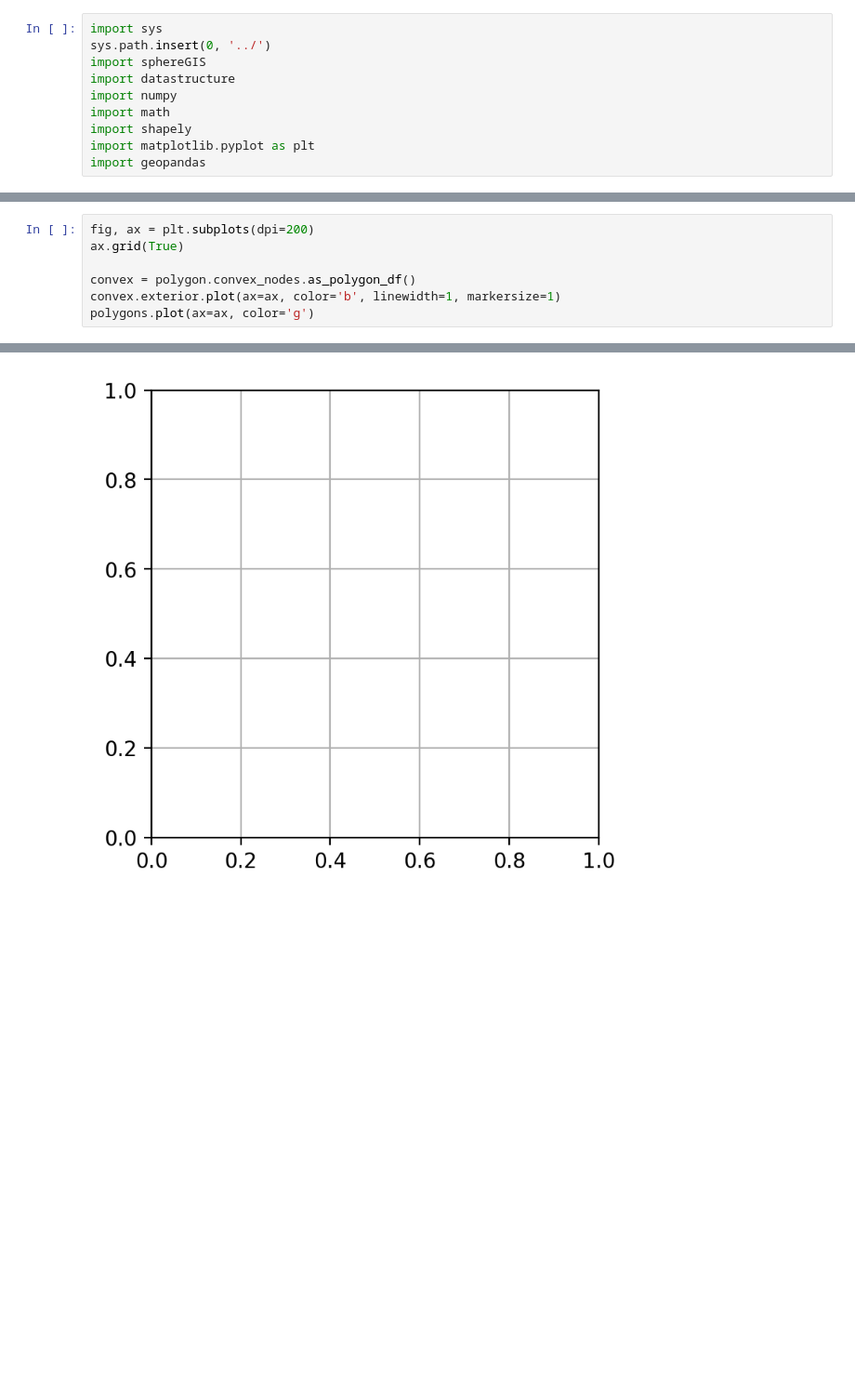
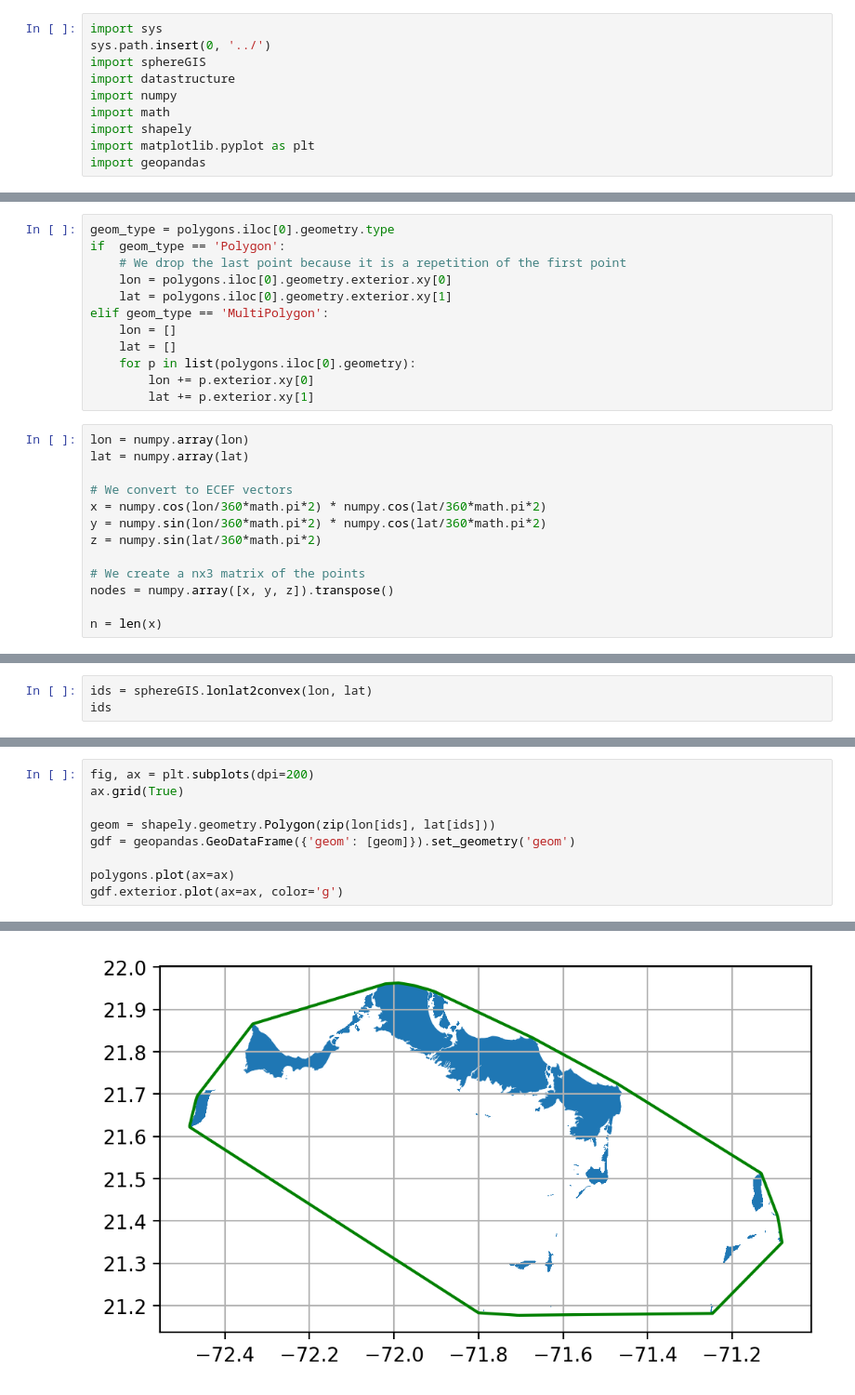
Before and after one commit to NiklasPhabian/SphereGIS, a Jupyter notebook: contrib/convexHull_Swig.ipynb, the cells around one changed output, grey strips where cells are left out. Shown at 93% size. Cells and saved outputs as stored; diff of their text form; blank space fills up the shorter version.

```diff
--- a/contrib/convexHull_Swig.ipynb
+++ b/contrib/convexHull_Swig.ipynb
@@ -36,0 +32,25 @@ polygon.get_convex()
+# %%
+geom_type = polygons.iloc[0].geometry.type
+if  geom_type == 'Polygon':
+    # We drop the last point because it is a repetition of the first point
+    lon = polygons.iloc[0].geometry.exterior.xy[0]
+    lat = polygons.iloc[0].geometry.exterior.xy[1]
+elif geom_type == 'MultiPolygon':
+    lon = []
+    lat = []
+    for p in list(polygons.iloc[0].geometry):
+        lon += p.exterior.xy[0]
+        lat += p.exterior.xy[1]
+# %%
+lon = numpy.array(lon)
+lat = numpy.array(lat)
+
+# We convert to ECEF vectors
+x = numpy.cos(lon/360*math.pi*2) * numpy.cos(lat/360*math.pi*2)
+y = numpy.sin(lon/360*math.pi*2) * numpy.cos(lat/360*math.pi*2)
+z = numpy.sin(lat/360*math.pi*2)
+
+# We create a nx3 matrix of the points
+nodes = numpy.array([x, y, z]).transpose()
+
+n = len(x)
@@ -36,0 +61,3 @@ polygon.get_convex()
+# %%
+ids = sphereGIS.lonlat2convex(lon, lat)
+ids
@@ -38,7 +71,9 @@ polygon.get_convex()
 fig, ax = plt.subplots(dpi=200)
 ax.grid(True)
 
-convex = polygon.convex_nodes.as_polygon_df()
-convex.exterior.plot(ax=ax, color='b', linewidth=1, markersize=1)
-polygons.plot(ax=ax, color='g')
+geom = shapely.geometry.Polygon(zip(lon[ids], lat[ids]))
+gdf = geopandas.GeoDataFrame({'geom': [geom]}).set_geometry('geom')
+
+polygons.plot(ax=ax)
+gdf.exterior.plot(ax=ax, color='g')
 # %% [output]
@@ -46 +81 @@ TypeError: 'LinearRing' object is not iterable
-[figure, old version]
+[figure, new version]
```
Also changed, not shown: parts of 7 cells of this notebook, 14 other files.
